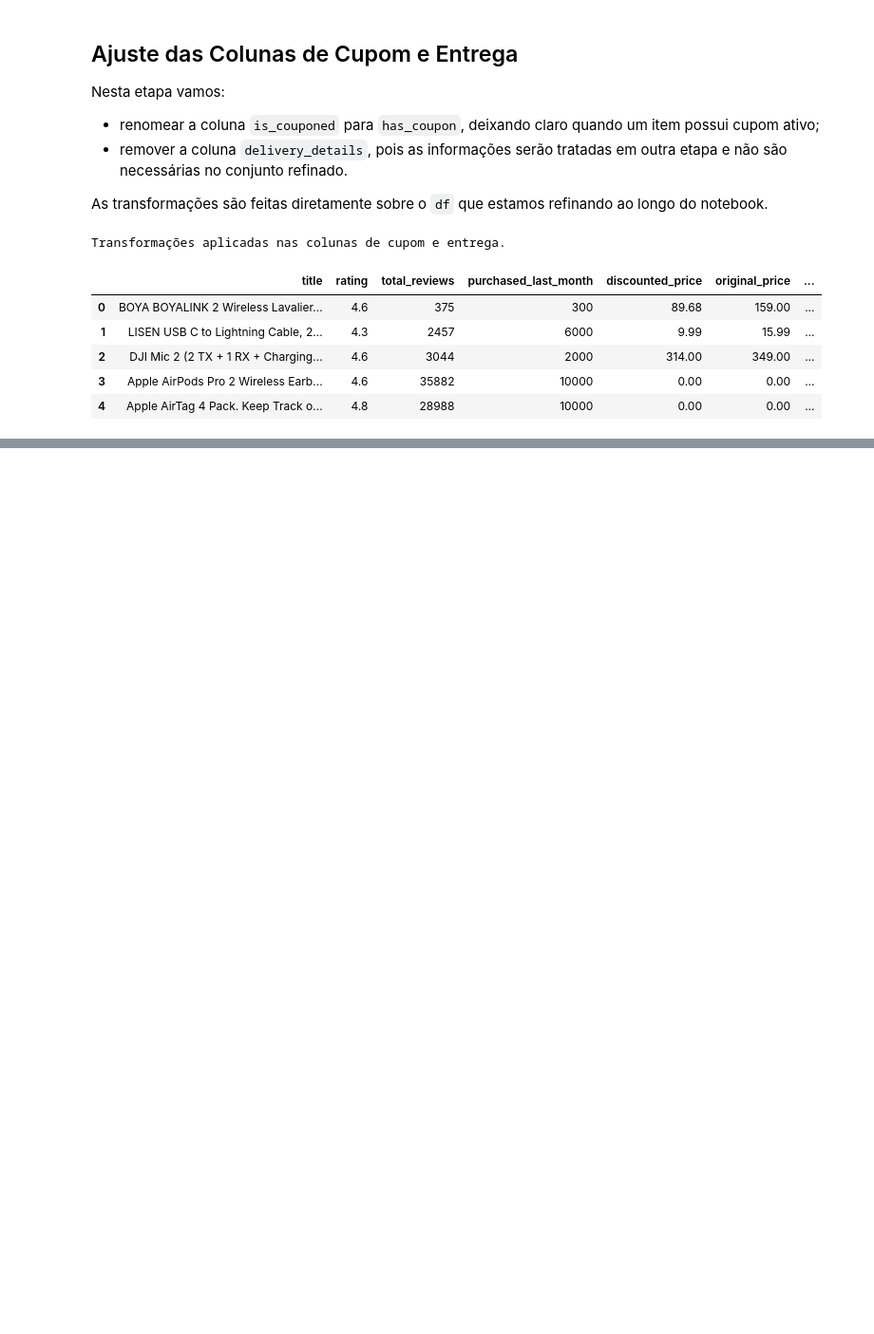
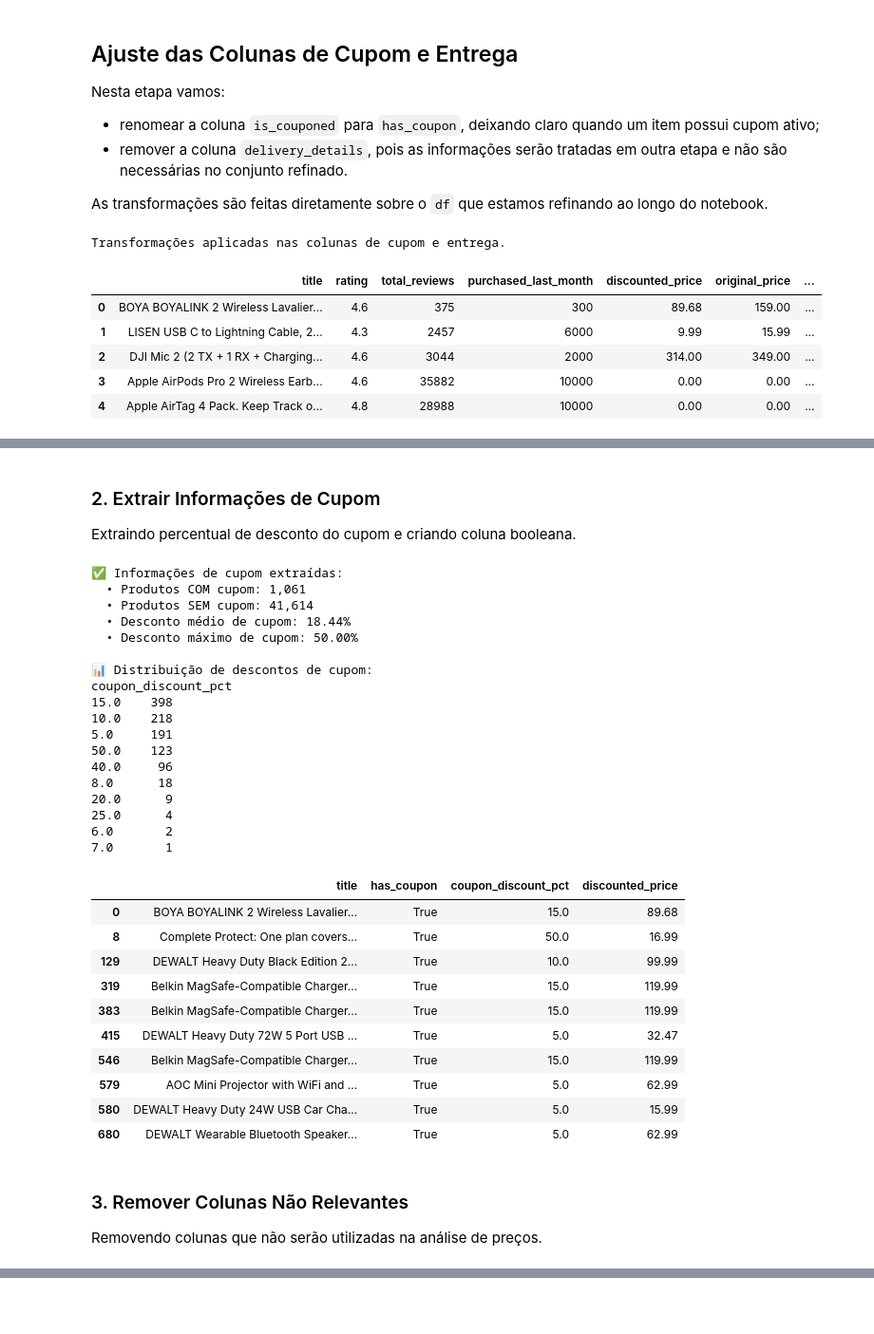
Before and after one commit to julio-dourado/amazon-sales-etl-vizualization, a Jupyter notebook: data-lake/notebooks/data-ingestion-and-medallion-architecture.ipynb, the cells around one changed output, grey strips where cells are left out. Shown at 95% size. Drawn from its saved outputs; the diff is of its cells as text; code cells hidden in the pictures; blank space fills up the shorter version.

```diff
--- a/data-lake/notebooks/data-ingestion-and-medallion-architecture.ipynb
+++ b/data-lake/notebooks/data-ingestion-and-medallion-architecture.ipynb
@@ -270,0 +311,68 @@ Transformações aplicadas nas colunas de cupom e entrega.
+# %% [markdown]
+### 2. Extrair Informações de Cupom
+
+Extraindo percentual de desconto do cupom e criando coluna booleana.
+# %%
+import re
+
+# Função para extrair percentual do cupom
+def extract_coupon_percentage(coupon_text):
+    if pd.isna(coupon_text) or coupon_text == '' or 'No Coupon' in str(coupon_text):
+        return 0.0
+
+    # Extrair número do texto "Save 10% with coupon"
+    match = re.search(r'(\d+(?:\.\d+)?)%', str(coupon_text))
+    if match:
+        return float(match.group(1))
+    return 0.0
+
+# Criar coluna de percentual de desconto do cupom
+df['coupon_discount_pct'] = df['has_coupon'].apply(extract_coupon_percentage)
+
+# Transformar has_coupon em booleano
+df['has_coupon'] = df['coupon_discount_pct'] > 0
+
+print("✅ Informações de cupom extraídas:")
+print(f"  • Produtos COM cupom: {df['has_coupon'].sum():,}")
+print(f"  • Produtos SEM cupom: {(~df['has_coupon']).sum():,}")
+print(f"  • Desconto médio de cupom: {df[df['has_coupon']]['coupon_discount_pct'].mean():.2f}%")
+print(f"  • Desconto máximo de cupom: {df['coupon_discount_pct'].max():.2f}%")
+
+print("\n📊 Distribuição de descontos de cupom:")
+print(df[df['has_coupon']]['coupon_discount_pct'].value_counts().head(10).to_string())
+
+display(df[df['has_coupon']][['title', 'has_coupon', 'coupon_discount_pct', 'discounted_price']].head(10))
+# %% [output]
+✅ Informações de cupom extraídas:
+  • Produtos COM cupom: 1,061
+  • Produtos SEM cupom: 41,614
+  • Desconto médio de cupom: 18.44%
+  • Desconto máximo de cupom: 50.00%
+
+📊 Distribuição de descontos de cupom:
+coupon_discount_pct
+15.0    398
+10.0    218
+5.0     191
+50.0    123
+40.0     96
+8.0      18
+20.0      9
+25.0      4
+6.0       2
+7.0       1
+|  | title | has_coupon | coupon_discount_pct | discounted_price |
+| 0 | BOYA BOYALINK 2 Wireless Lavalier... | True | 15.0 | 89.68 |
+| 8 | Complete Protect: One plan covers... | True | 50.0 | 16.99 |
+| 129 | DEWALT Heavy Duty Black Edition 2... | True | 10.0 | 99.99 |
+| 319 | Belkin MagSafe-Compatible Charger... | True | 15.0 | 119.99 |
+| 383 | Belkin MagSafe-Compatible Charger... | True | 15.0 | 119.99 |
+| 415 | DEWALT Heavy Duty 72W 5 Port USB ... | True | 5.0 | 32.47 |
+| 546 | Belkin MagSafe-Compatible Charger... | True | 15.0 | 119.99 |
+| 579 | AOC Mini Projector with WiFi and ... | True | 5.0 | 62.99 |
+| 580 | DEWALT Heavy Duty 24W USB Car Cha... | True | 5.0 | 15.99 |
+| 680 | DEWALT Wearable Bluetooth Speaker... | True | 5.0 | 62.99 |
+# %% [markdown]
+### 3. Remover Colunas Não Relevantes
+
+Removendo colunas que não serão utilizadas na análise de preços.
```
Also changed, not shown: parts of 23 cells of this notebook.
